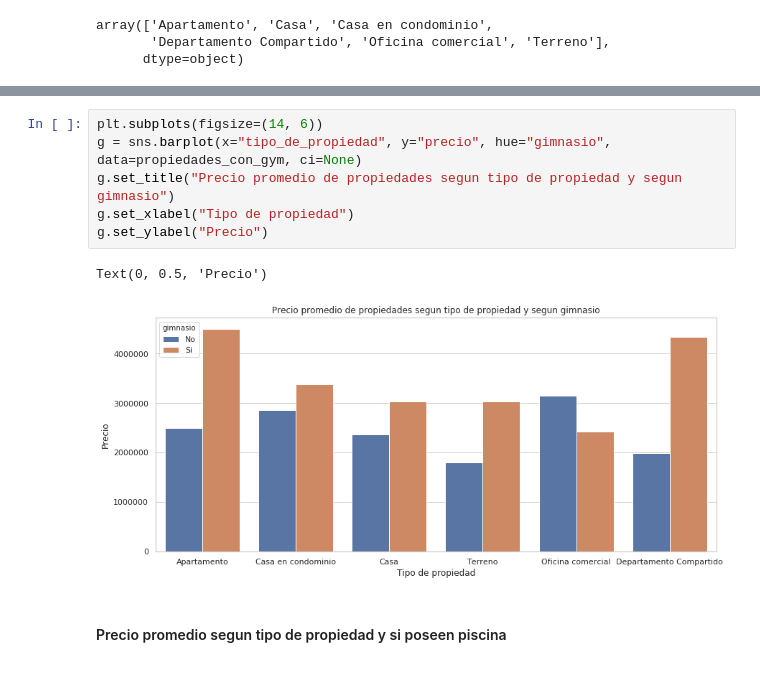
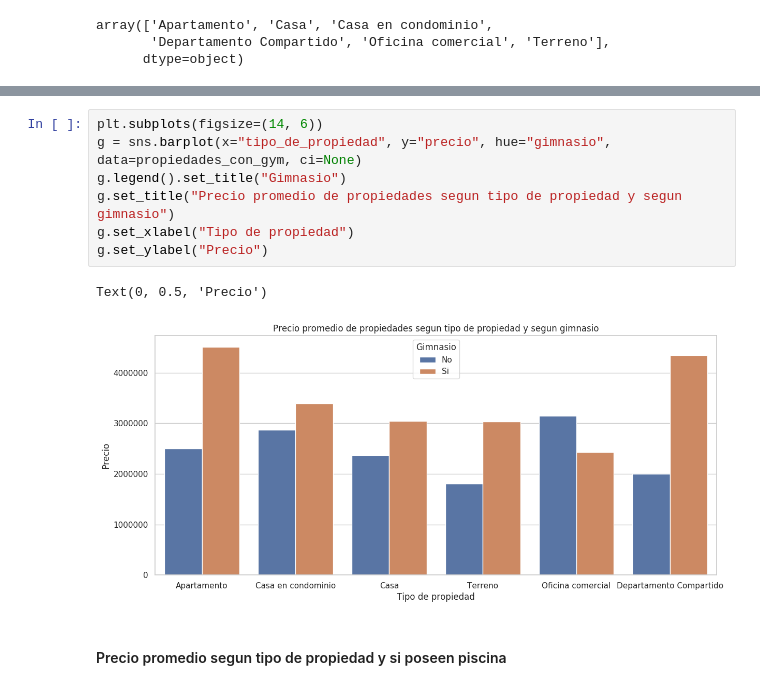
Before and after one commit to diaznicolasandres1/95.58-orga-datos-zonaprop-mexico-12-16, a Jupyter notebook: notebooks/03-exploracion-por-propiedades-provincias.ipynb, the cells around one changed output, grey strips where cells are left out. Drawn from its saved outputs; the diff is of its cells as text.

```diff
--- a/notebooks/03-exploracion-por-propiedades-provincias.ipynb
+++ b/notebooks/03-exploracion-por-propiedades-provincias.ipynb
@@ -647,12 +664,13 @@ See the caveats in the documentation: http://pandas.pydata.org/pandas-docs/stabl
 # %%
 plt.subplots(figsize=(14, 6))
 g = sns.barplot(x="tipo_de_propiedad", y="precio", hue="gimnasio", data=propiedades_con_gym, ci=None)
+g.legend().set_title("Gimnasio")
 g.set_title("Precio promedio de propiedades segun tipo de propiedad y segun gimnasio")
 g.set_xlabel("Tipo de propiedad")
 g.set_ylabel("Precio")
 # %% [output]
 Text(0, 0.5, 'Precio')
-[figure, old version]
+[figure, new version]
 # %% [markdown]
 #### Precio promedio segun tipo de propiedad y si poseen piscina
 # %%
```
Also changed, not shown: parts of 10 cells of this notebook.
